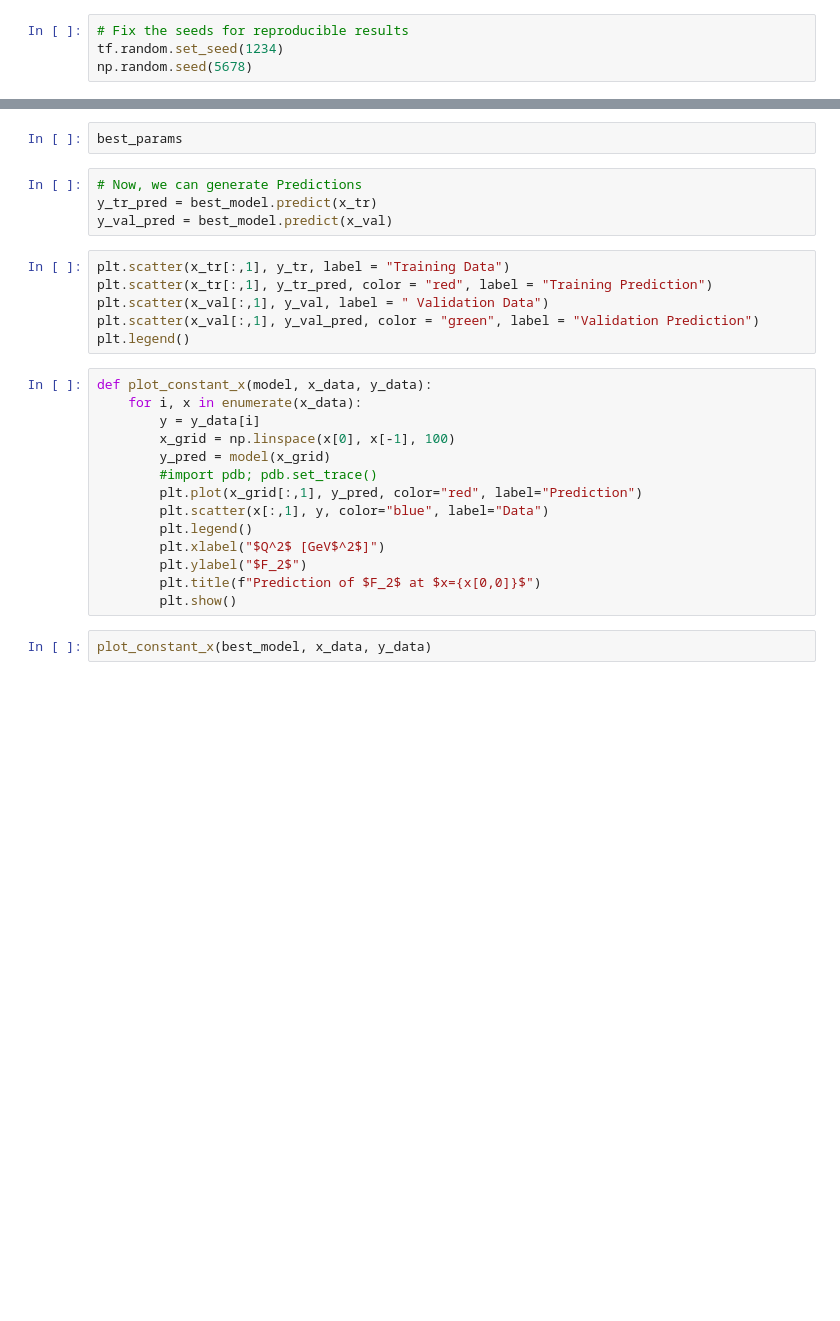
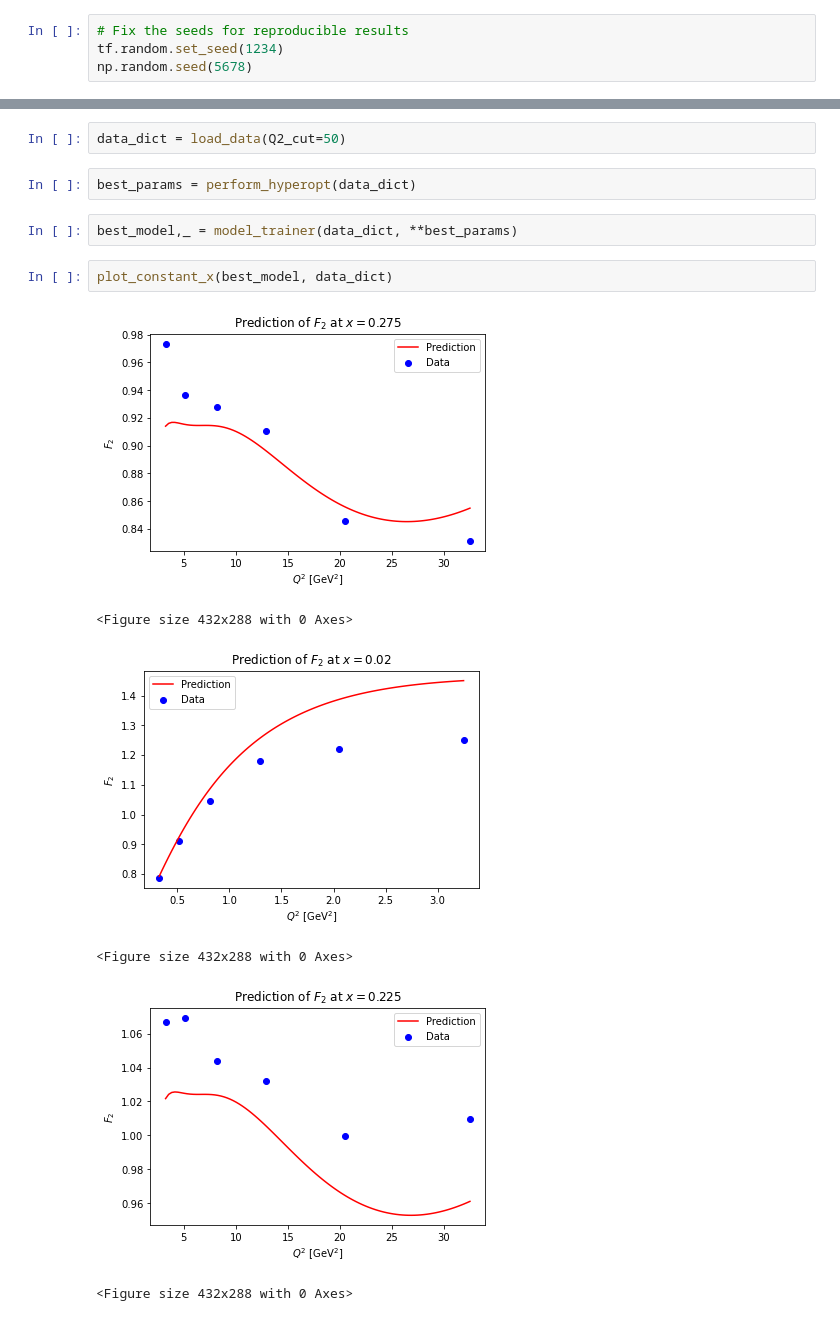
Before and after one commit to nusch-22/NNstructurefunction, a Jupyter notebook: regression-2dimensions_hyperopt.ipynb, the cells around one changed output, grey strips where cells are left out. Drawn from its saved outputs; the diff is of its cells as text; blank space fills up the shorter version.

```diff
--- a/regression-2dimensions_hyperopt.ipynb
+++ b/regression-2dimensions_hyperopt.ipynb
@@ -190,28 +276,15 @@ best_model, _ = model_trainer(**best_params)
+# %%
+data_dict = load_data(Q2_cut=50)
 # %%
-best_params
+best_params = perform_hyperopt(data_dict)
-# %%
-# Now, we can generate Predictions
-y_tr_pred = best_model.predict(x_tr)
-y_val_pred = best_model.predict(x_val)
-# %%
-plt.scatter(x_tr[:,1], y_tr, label = "Training Data")
-plt.scatter(x_tr[:,1], y_tr_pred, color = "red", label = "Training Prediction")
-plt.scatter(x_val[:,1], y_val, label = " Validation Data")
-plt.scatter(x_val[:,1], y_val_pred, color = "green", label = "Validation Prediction")
-plt.legend()
-# %%
-def plot_constant_x(model, x_data, y_data):
-    for i, x in enumerate(x_data):
-        y = y_data[i]
-        x_grid = np.linspace(x[0], x[-1], 100)
-        y_pred = model(x_grid)
-        #import pdb; pdb.set_trace()
-        plt.plot(x_grid[:,1], y_pred, color="red", label="Prediction")
-        plt.scatter(x[:,1], y, color="blue", label="Data")
-        plt.legend()
-        plt.xlabel("$Q^2$ [GeV$^2$]")
-        plt.ylabel("$F_2$")
-        plt.title(f"Prediction of $F_2$ at $x={x[0,0]}$")
-        plt.show()
+# %%
+best_model,_ = model_trainer(data_dict, **best_params)
 # %%
-plot_constant_x(best_model, x_data, y_data)
+plot_constant_x(best_model, data_dict)
+# %% [output]
+[figure, added]
+<Figure size 432x288 with 0 Axes>
+[figure, added]
+<Figure size 432x288 with 0 Axes>
+[figure, added]
+<Figure size 432x288 with 0 Axes>
```
Also changed, not shown: parts of 14 cells of this notebook, 15 other files.
